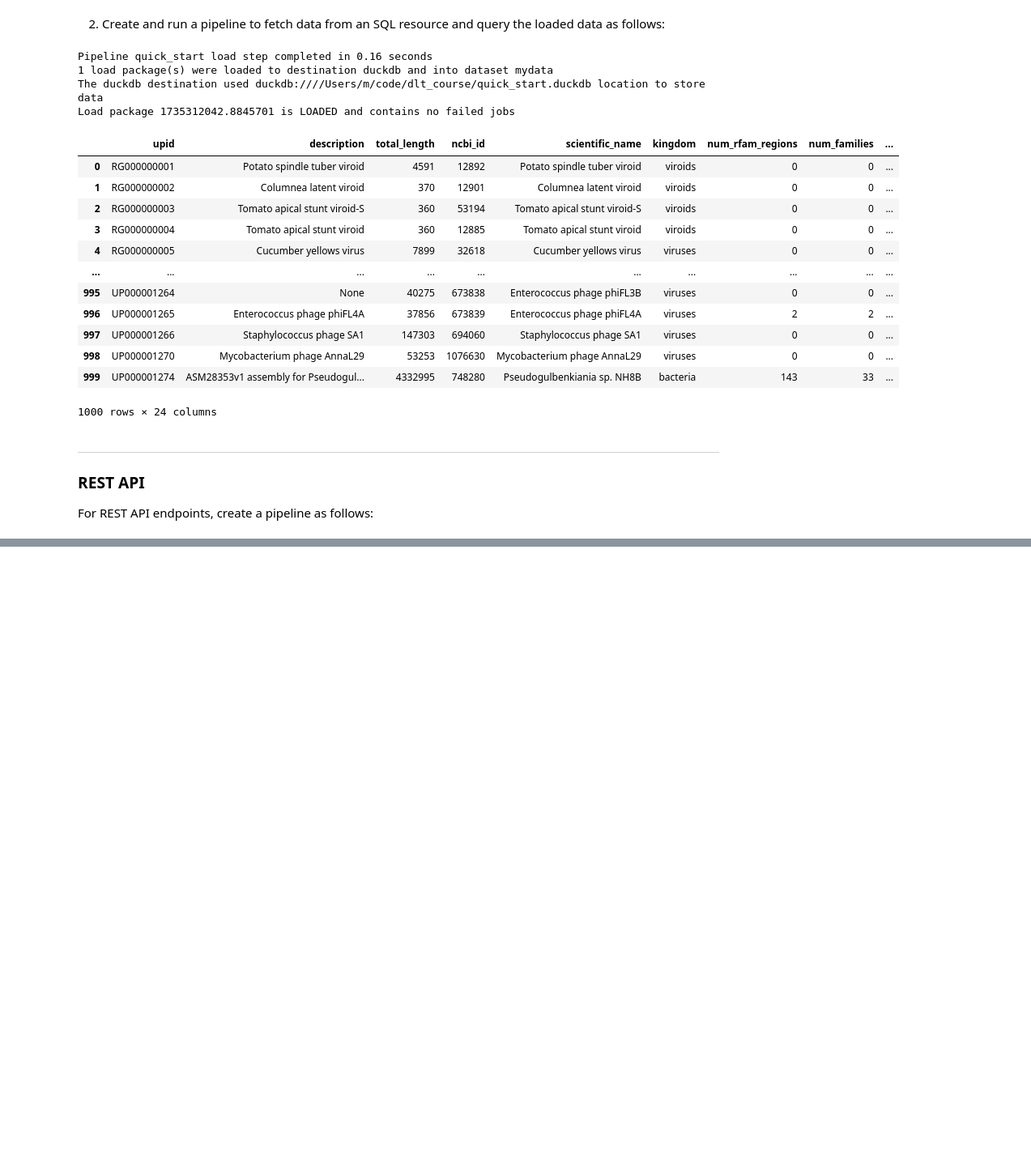
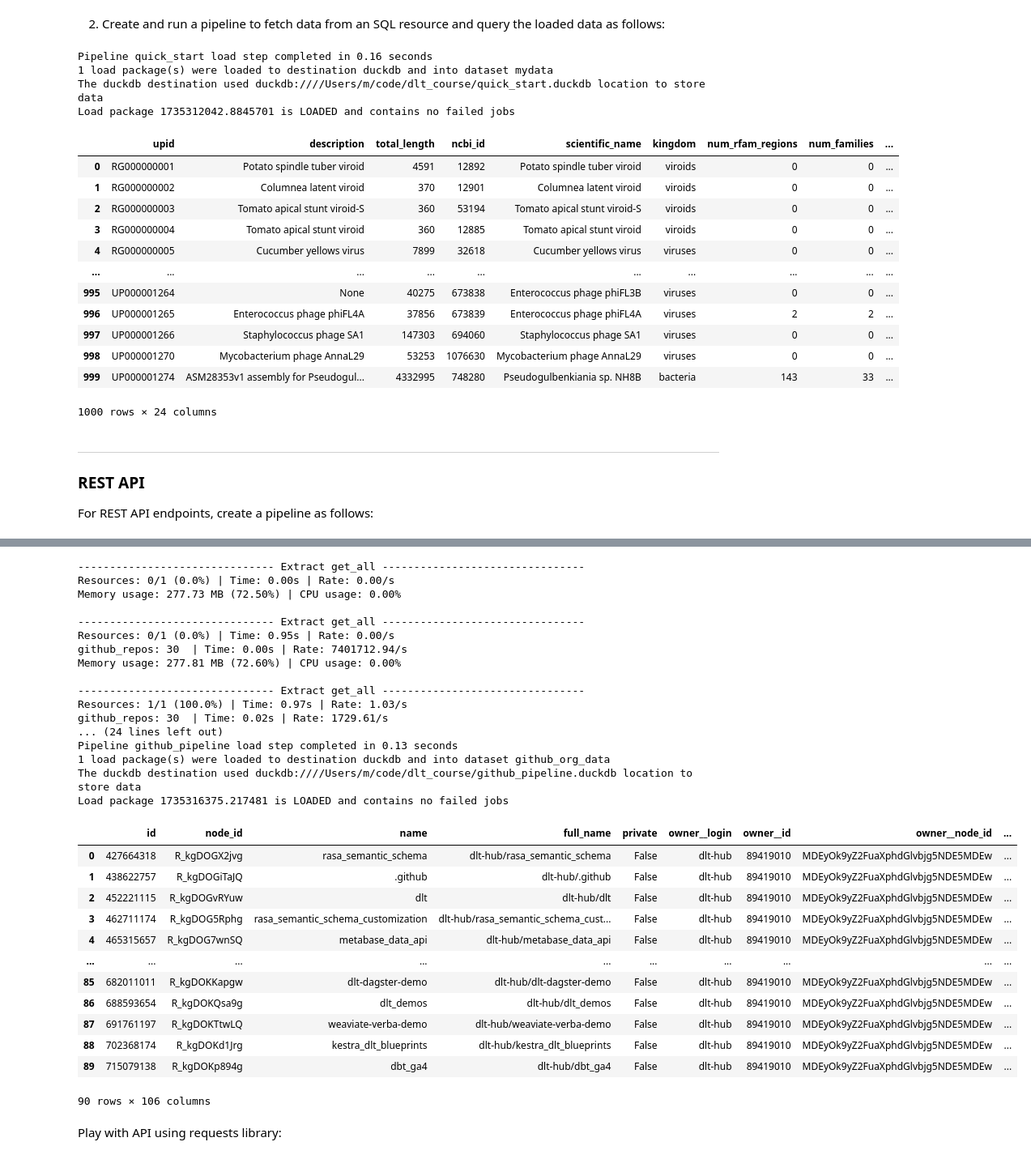
Before and after one commit to bielacki/dlt_course, a Jupyter notebook: lesson2.ipynb, the cells around one changed output, grey strips where cells are left out. Shown at 81% size. Saved outputs shown, nothing was run; the diff lists cells and outputs as text; code cells hidden in the pictures; blank space fills up the shorter version.

```diff
--- a/lesson2.ipynb
+++ b/lesson2.ipynb
@@ -201,0 +476,64 @@ pipeline.dataset(dataset_type="default").pokemon_api.df()
+# %%
+from dlt.sources.helpers import requests
+
+pipeline = dlt.pipeline(
+    pipeline_name="github_pipeline",
+    destination="duckdb",
+    dataset_name="github_org_data",
+    progress="log"
+)
+
+# Define a resource to fetch repos from GitHub API
+@dlt.resource(table_name='github_repos')
+def get_repos():
+    org = "dlt-hub"
+    url = f"https://api.github.com/orgs/{org}/repos"
+    response = requests.get(url)
+    yield response.json()
+
+@dlt.source()
+def get_all():
+    return get_repos
+
+
+# Run the pipeline using the defined resource
+load_info = pipeline.run(get_all())
+print(load_info)
+
+# Query the loaded data from 'org_data' table
+github_repos_df = pipeline.dataset(dataset_type="default").github_repos.df()
+
+github_repos_df
+# %% [output]
+------------------------------- Extract get_all --------------------------------
+Resources: 0/1 (0.0%) | Time: 0.00s | Rate: 0.00/s
+Memory usage: 277.73 MB (72.50%) | CPU usage: 0.00%
+
+------------------------------- Extract get_all --------------------------------
+Resources: 0/1 (0.0%) | Time: 0.95s | Rate: 0.00/s
+github_repos: 30  | Time: 0.00s | Rate: 7401712.94/s
+Memory usage: 277.81 MB (72.60%) | CPU usage: 0.00%
+
+------------------------------- Extract get_all --------------------------------
+Resources: 1/1 (100.0%) | Time: 0.97s | Rate: 1.03/s
+github_repos: 30  | Time: 0.02s | Rate: 1729.61/s
+... (24 lines left out)
+Pipeline github_pipeline load step completed in 0.13 seconds
+1 load package(s) were loaded to destination duckdb and into dataset github_org_data
+The duckdb destination used duckdb:////Users/m/code/dlt_course/github_pipeline.duckdb location to store data
+Load package 1735316375.217481 is LOADED and contains no failed jobs
+|  | id | node_id | name | full_name | private | owner__login | owner__id | owner__node_id | ... |
+| 0 | 427664318 | R_kgDOGX2jvg | rasa_semantic_schema | dlt-hub/rasa_semantic_schema | False | dlt-hub | 89419010 | MDEyOk9yZ2FuaXphdGlvbjg5NDE5MDEw | ... |
+| 1 | 438622757 | R_kgDOGiTaJQ | .github | dlt-hub/.github | False | dlt-hub | 89419010 | MDEyOk9yZ2FuaXphdGlvbjg5NDE5MDEw | ... |
+| 2 | 452221115 | R_kgDOGvRYuw | dlt | dlt-hub/dlt | False | dlt-hub | 89419010 | MDEyOk9yZ2FuaXphdGlvbjg5NDE5MDEw | ... |
+| 3 | 462711174 | R_kgDOG5Rphg | rasa_semantic_schema_customization | dlt-hub/rasa_semantic_schema_cust... | False | dlt-hub | 89419010 | MDEyOk9yZ2FuaXphdGlvbjg5NDE5MDEw | ... |
+| 4 | 465315657 | R_kgDOG7wnSQ | metabase_data_api | dlt-hub/metabase_data_api | False | dlt-hub | 89419010 | MDEyOk9yZ2FuaXphdGlvbjg5NDE5MDEw | ... |
+| ... | ... | ... | ... | ... | ... | ... | ... | ... | ... |
+| 85 | 682011011 | R_kgDOKKapgw | dlt-dagster-demo | dlt-hub/dlt-dagster-demo | False | dlt-hub | 89419010 | MDEyOk9yZ2FuaXphdGlvbjg5NDE5MDEw | ... |
+| 86 | 688593654 | R_kgDOKQsa9g | dlt_demos | dlt-hub/dlt_demos | False | dlt-hub | 89419010 | MDEyOk9yZ2FuaXphdGlvbjg5NDE5MDEw | ... |
+| 87 | 691761197 | R_kgDOKTtwLQ | weaviate-verba-demo | dlt-hub/weaviate-verba-demo | False | dlt-hub | 89419010 | MDEyOk9yZ2FuaXphdGlvbjg5NDE5MDEw | ... |
+| 88 | 702368174 | R_kgDOKd1Jrg | kestra_dlt_blueprints | dlt-hub/kestra_dlt_blueprints | False | dlt-hub | 89419010 | MDEyOk9yZ2FuaXphdGlvbjg5NDE5MDEw | ... |
+| 89 | 715079138 | R_kgDOKp894g | dbt_ga4 | dlt-hub/dbt_ga4 | False | dlt-hub | 89419010 | MDEyOk9yZ2FuaXphdGlvbjg5NDE5MDEw | ... |
+90 rows × 106 columns
+# %% [markdown]
+Play with API using requests library:
```
Also changed, not shown: parts of 39 cells of this notebook, 3 other files.
